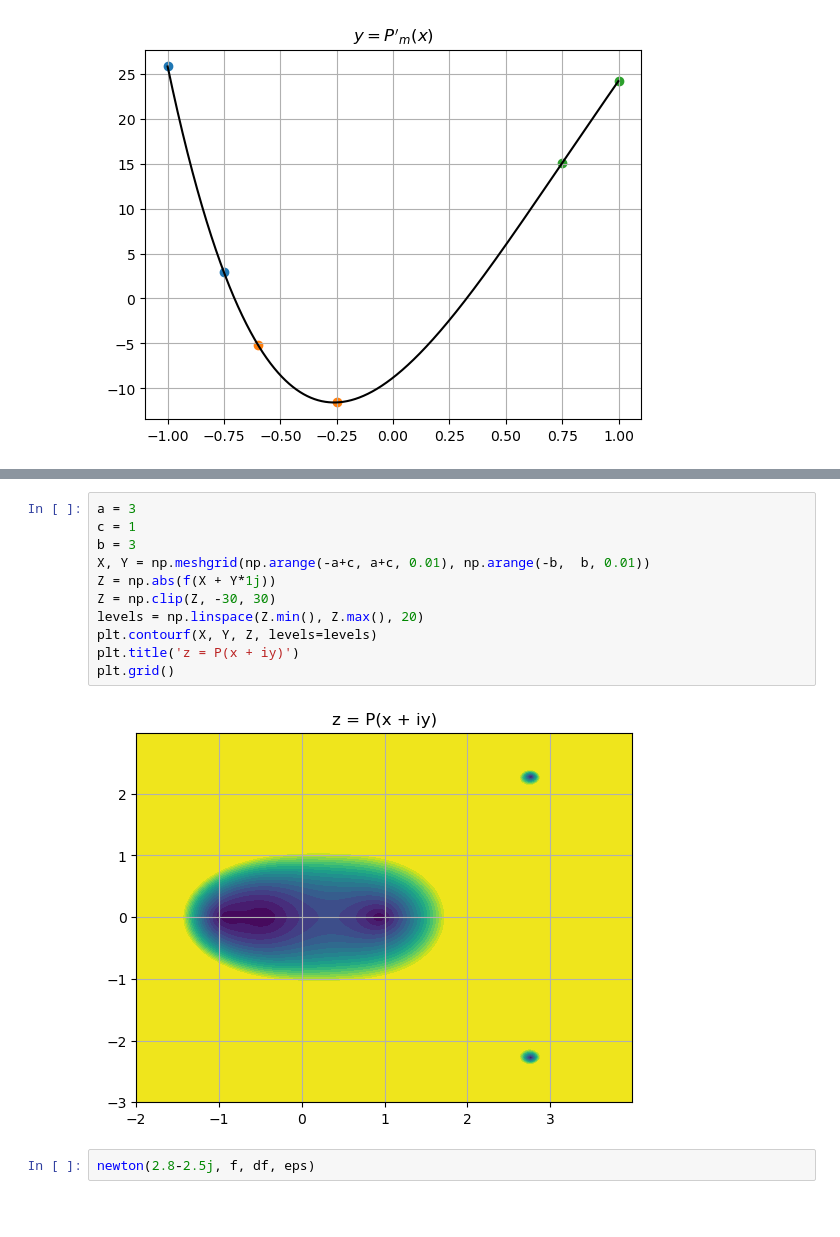
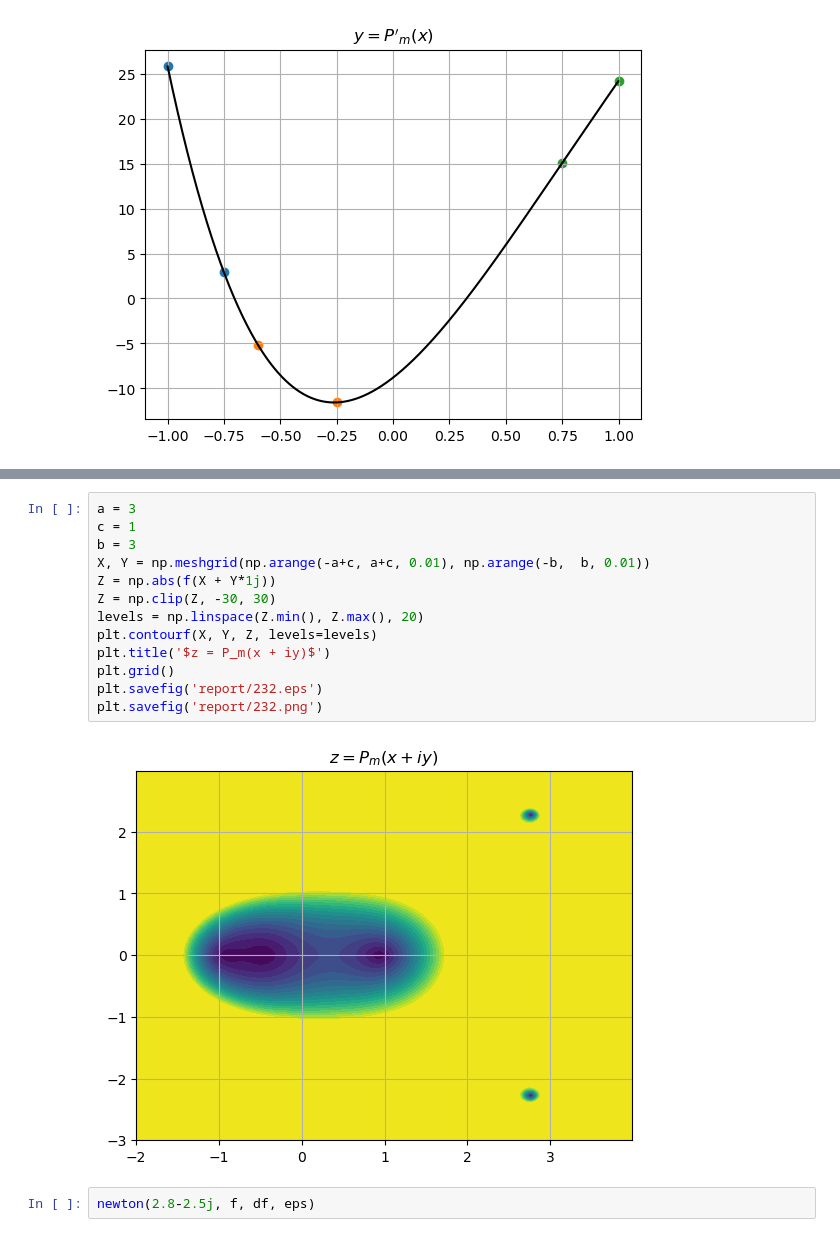
Before and after one commit to AeekTrue/mathmod, a Jupyter notebook: lab2/Lab2.3.ipynb, the cells around one changed output, grey strips where cells are left out. Cells and saved outputs as stored; diff of their text form; blank space fills up the shorter version.

```diff
--- a/lab2/Lab2.3.ipynb
+++ b/lab2/Lab2.3.ipynb
@@ -57,16 +57,18 @@ plt.grid()
 # %%
 a = 3
 c = 1
 b = 3
 X, Y = np.meshgrid(np.arange(-a+c, a+c, 0.01), np.arange(-b,  b, 0.01))
 Z = np.abs(f(X + Y*1j))
 Z = np.clip(Z, -30, 30)
 levels = np.linspace(Z.min(), Z.max(), 20)
 plt.contourf(X, Y, Z, levels=levels)
-plt.title('z = P(x + iy)')
+plt.title('$z = P_m(x + iy)$')
 plt.grid()
+plt.savefig('report/232.eps')
+plt.savefig('report/232.png')
 # %% [output]
-[figure, old version]
+[figure, new version]
 # %%
 newton(2.8-2.5j, f, df, eps)
 # %% [output]
```
Also changed, not shown: parts of 3 cells of this notebook, 19 other files.
